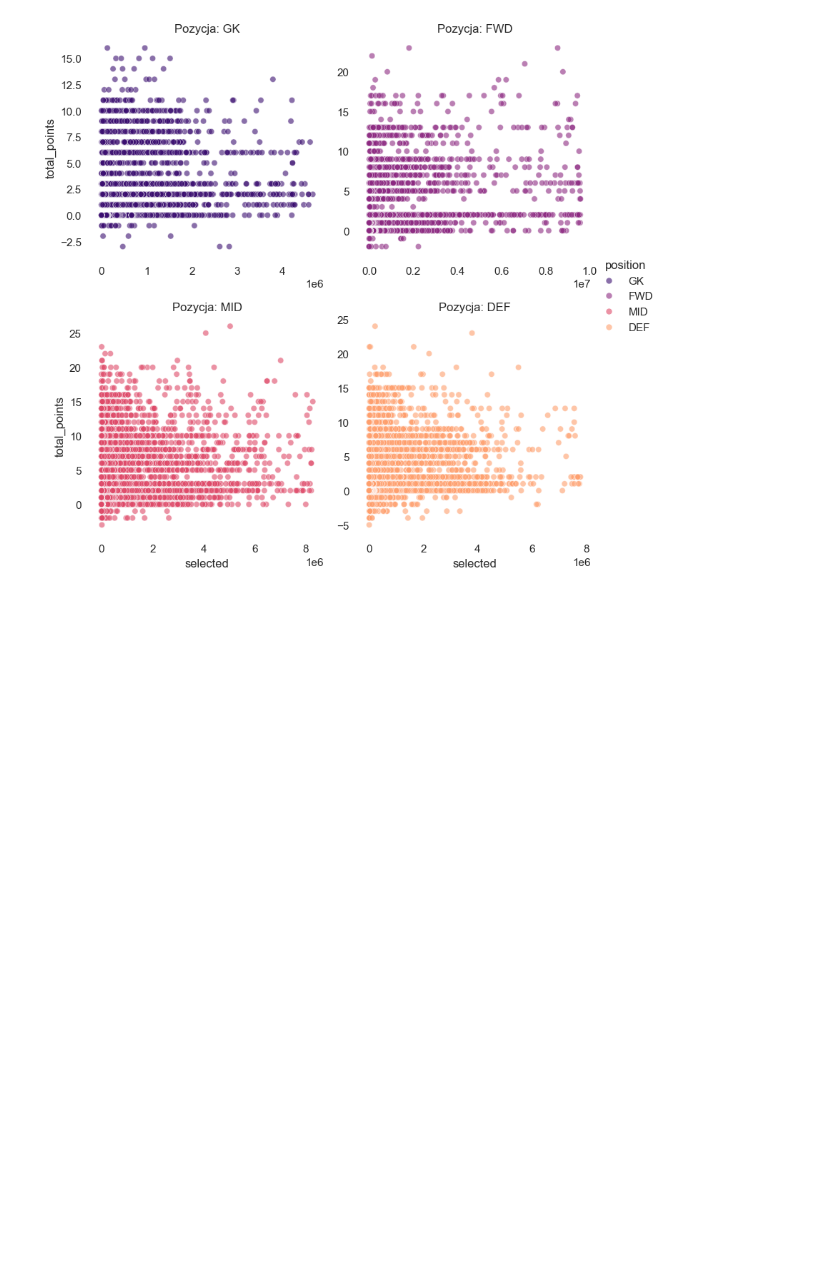
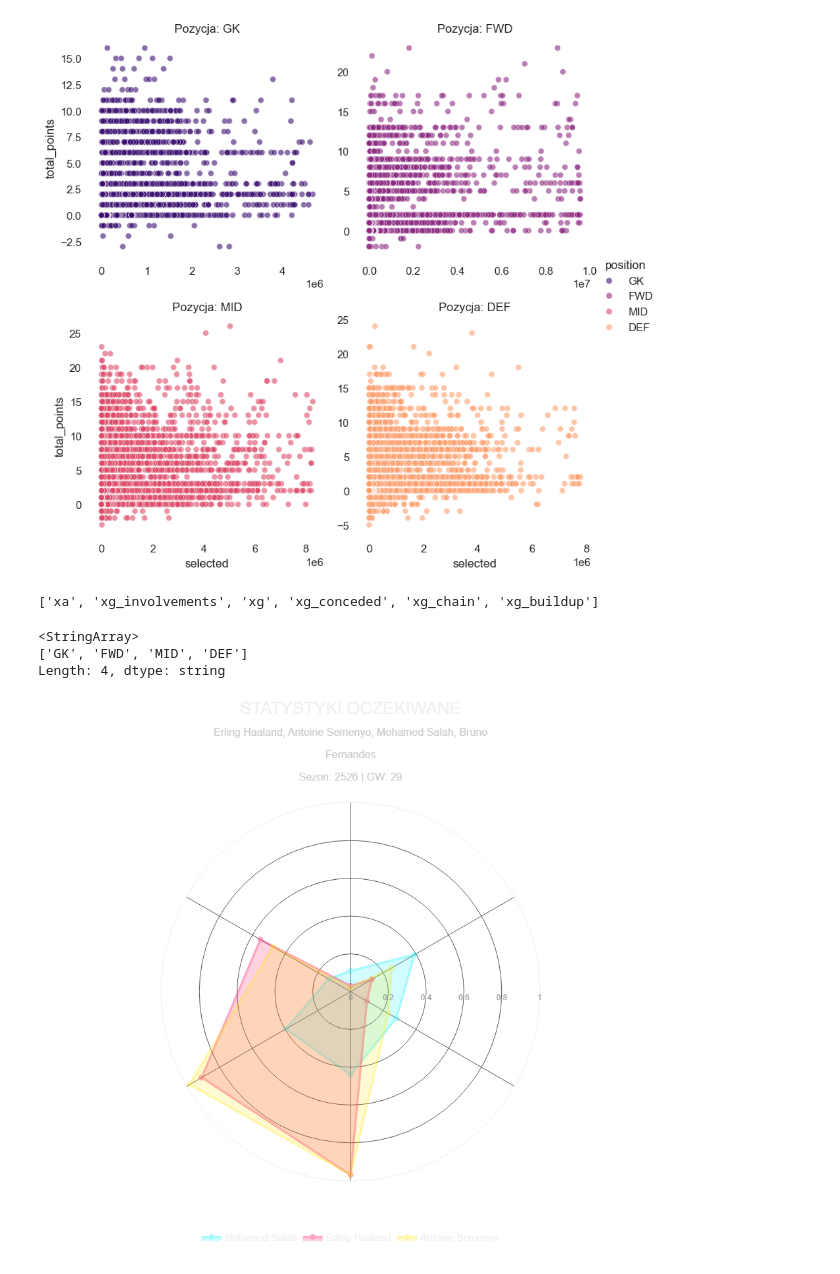
Before and after one commit to ruus77/FPL-Points-Predictions, a Jupyter notebook: Notebooks/Data_Preparation/EDA.ipynb, the cells around one changed output. Drawn from its saved outputs; the diff is of its cells as text; code cells hidden in the pictures; blank space fills up the shorter version.

```diff
--- a/Notebooks/Data_Preparation/EDA.ipynb
+++ b/Notebooks/Data_Preparation/EDA.ipynb
@@ -246,38 +175,22 @@ g.set_titles("Pozycja: {col_name}")
 plt.show()
 # %% [output]
 [figure]
-# %%
-def radar_plot_x_stats(df: pd.DataFrame, players: list[str], stats: list[str], season: int|list[int]=2526):
-    if isinstance(season, int) and season:
-        season = [season]
-    if not players:
-        return df
-
-    df = df[(df.season.isin(season)) & (df.name.isin(players))].groupby("name")[stats].mean().reset_index()
-
-    df = pd.melt(
-    df,
-    id_vars=['name'],
-    value_vars=stats,
-    var_name="stats",
-    value_name='value'
-
-    )
-
-    fig = px.line_polar(
-        df,
-        r='value',
-        theta='stats',
-        color='name',
-        line_close=True,
-        markers=True,
-        title=f"Statystyki oczekiwane dla {', '.join(players)} w sezonie {', '.join(map(str, season))}",
-        template="plotly_white"
-    )
-
-    fig.update_traces(fill='toself', opacity=0.4)
-    fig.show()
+# %%
+team_x_stats = [c for c in data.columns if "x" in c and c!="ict_index" and ("team" in c or "opp" in c)]
+player_x_stasts = [c for c in data.columns if "x" in c and c!="ict_index" and c not in team_x_stats and c !="xP"]
+
+player_x_stasts
+# %% [output]
+['xa', 'xg_involvements', 'xg', 'xg_conceded', 'xg_chain', 'xg_buildup']
+# %%
+data.position.unique()
+# %% [output]
+<StringArray>
+['GK', 'FWD', 'MID', 'DEF']
+Length: 4, dtype: string
 # %%
 radar_plot_x_stats(df=data,
-                   players=data[data.season == 2526].name.sample(3).tolist(),
-                   stats=[c for c in data.columns if "expected" in c])
+                   players=["Erling Haaland", "Antoine Semenyo", "Mohamed Salah", "Bruno Fernandes"],
+                   stats=player_x_stasts)
+# %% [output]
+[figure, added]
```
Also changed, not shown: parts of 23 cells of this notebook.
